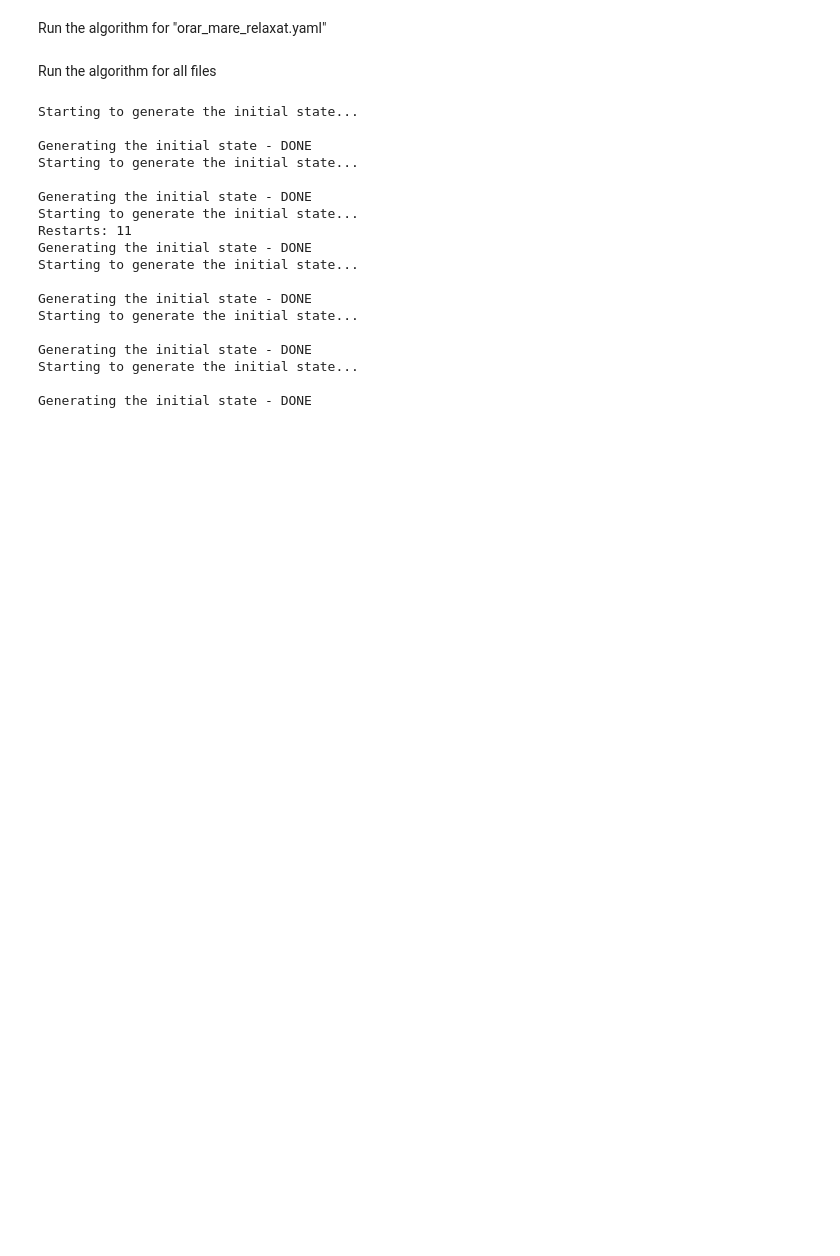
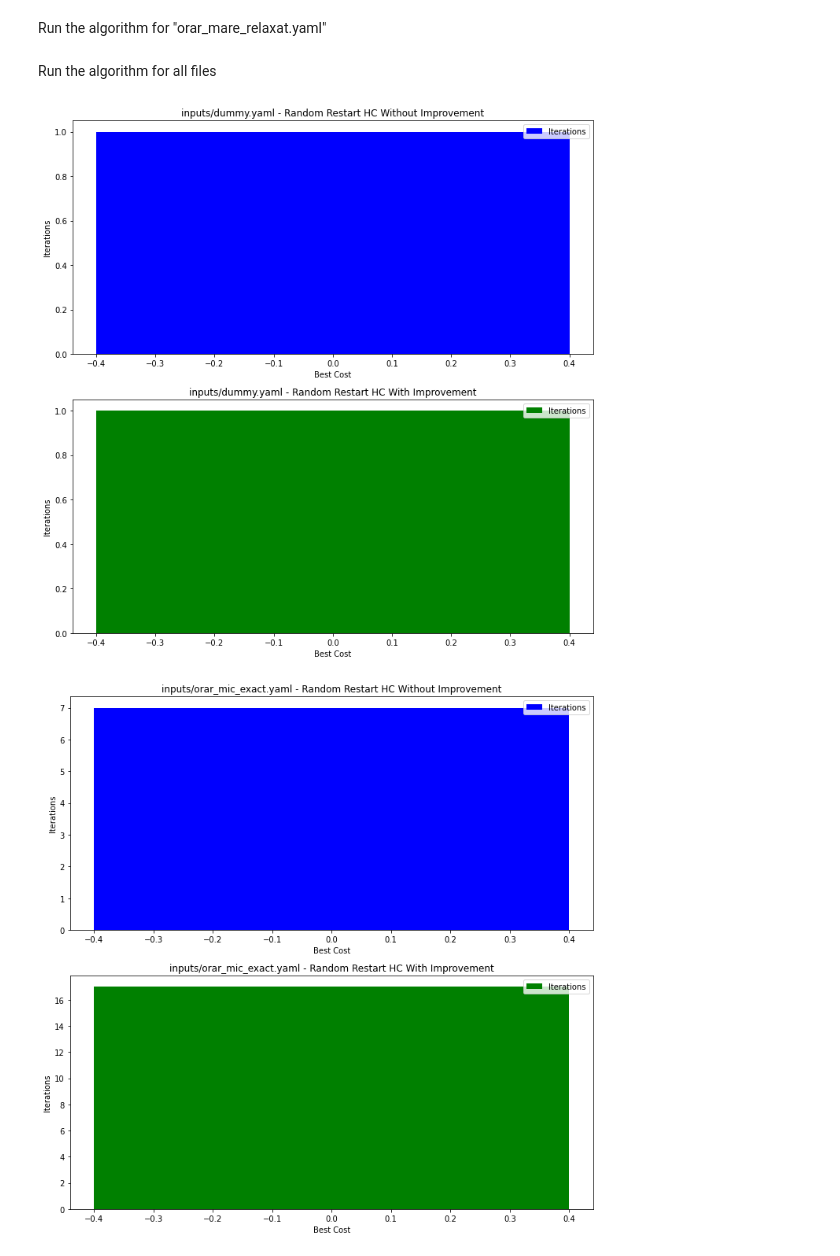
Before and after one commit to avramstefan/AI-Timetable-Creator, a Jupyter notebook: main.ipynb, the cells around one changed output. Drawn from its saved outputs; the diff is of its cells as text; code cells hidden in the pictures; blank space fills up the shorter version.

Commit message:
HC kinda done - orar constrans incalcat still has some violated constraints

```diff
--- a/main.ipynb
+++ b/main.ipynb
@@ -74,6 +78,9 @@ class Teacher:
 
     def restart(self):
         self.num_intervals = 0
+
+    def matches_requirements(self, searched_slot, slots):
+        return not any(slot.teacher == self for slot in [s for s in slots if s.interval == searched_slot.interval and s.day == searched_slot.day])
 # %%
 class LectureHall:
     def __init__(self, name, capacity, subjects):
@@ -93,9 +100,9 @@ class Slot:
     def is_available(self):
         return (self.subject is None) or (self.teacher is None)
 
-    def matches_requirements(self, lecture_hall, teacher, slots):
-        return self.lecture_hall.name == lecture_hall.name and\
-            not any(slot.teacher == teacher for slot in [s for s in slots if s.interval == self.interval and s.day == self.day])
+    def matches_requirements(self, lecture_hall, slots, teacher = None):
+        return self.lecture_hall.name == lecture_hall.name and (teacher is None or\
+            not any(slot.teacher == teacher for slot in [s for s in slots if s.interval == self.interval and s.day == self.day]))
 
     def update(self, subject, teacher):
         self.subject = subject
@@ -385,11 +257,0 @@ class RandomRestartHillClimbing():
-# %%
-def random_restart_hill_climbing(data, file_path):
-    # Generate the initial state
-    S = RandomRestartHillClimbing.generate_initial_state(data)
-
-    # Generate the best successor. If the best one is no better than the current state, it should stop.
-    stop = False
-    while not stop:
-        S, stop = RandomRestartHillClimbing.generate_successor(S)
-
-    save_timetable(S, file_path)
@@ -396,6 +493,6 @@ def random_restart_hill_climbing(data, file_path):
 # %% [markdown]
 Run the algorithm for "dummy.yaml"
 # %%
-run_algorithm("inputs/dummy.yaml", random_restart_hill_climbing)
+random_restart_hill_climbing("inputs/dummy.yaml", improvement=True, improvement_limit=50)
 # %% [output]
 Starting to generate the initial state...
@@ -424,31 +590,19 @@ Run the algorithm for all files
 # %%
 input_files = [
     "inputs/dummy.yaml",
-    "inputs/orar_bonus_exact.yaml",
-    "inputs/orar_constrans_incalcat.yaml",
-    "inputs/orar_mare_relaxat.yaml",
-    "inputs/orar_mediu_relaxat.yaml",
+    # "inputs/orar_bonus_exact.yaml",
+    # "inputs/orar_constrans_incalcat.yaml",
+    # "inputs/orar_mare_relaxat.yaml",
+    # "inputs/orar_mediu_relaxat.yaml",
     "inputs/orar_mic_exact.yaml",
 ]
 
-for file in input_files:
-    run_algorithm(file, random_restart_hill_climbing)
+with contextlib.redirect_stdout(io.StringIO()):
+    for input_file in input_files:
+        plot_random_restart_hc(input_file)
+
+# for file in input_files:
+#     random_restart_hill_climbing(file)
 # %% [output]
-Starting to generate the initial state...
-
-Generating the initial state - DONE
-Starting to generate the initial state...
-
-Generating the initial state - DONE
-Starting to generate the initial state...
-Restarts: 11
-Generating the initial state - DONE
-Starting to generate the initial state...
-
-Generating the initial state - DONE
-Starting to generate the initial state...
-
-Generating the initial state - DONE
-Starting to generate the initial state...
-
-Generating the initial state - DONE
+[figure, added]
+[figure, added]
```
Also changed, not shown: parts of 16 cells of this notebook, 5 other files.
